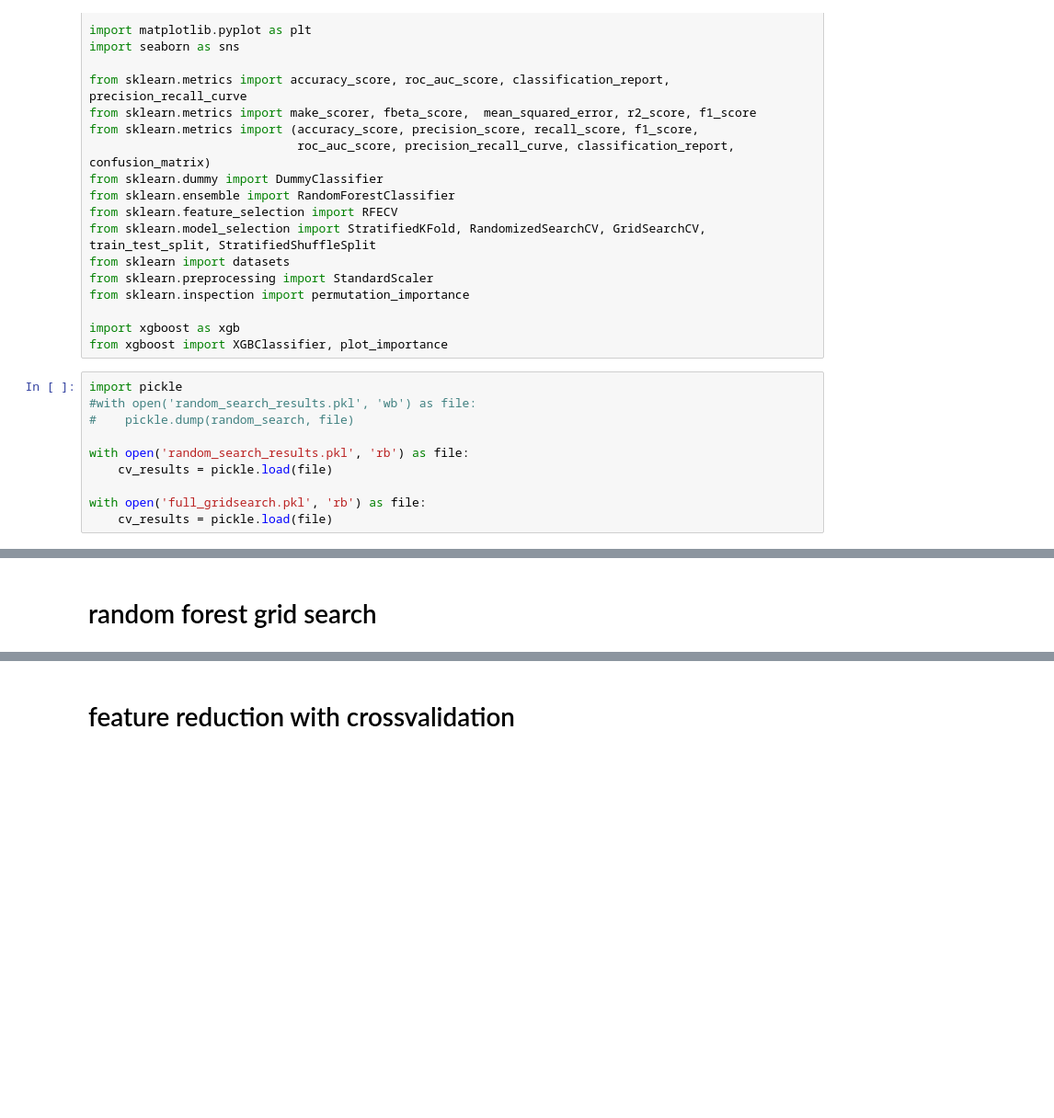
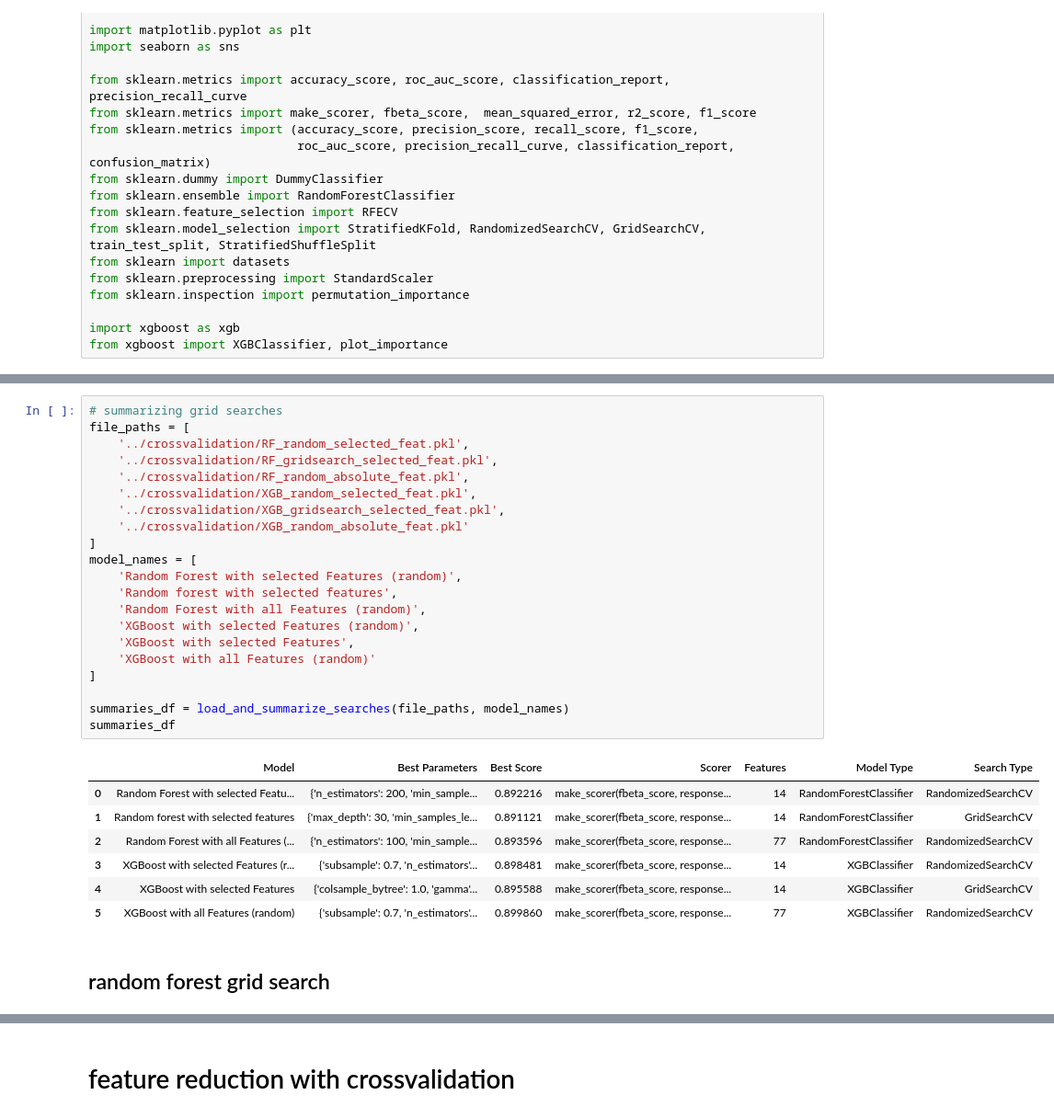
Before and after one commit to SarahHvidAndersenKnowit/DataScience_project, a Jupyter notebook: nbs/crossvalidation.ipynb, the cells around one changed output, grey strips where cells are left out. Shown at 92% size. Drawn from its saved outputs; the diff is of its cells as text; blank space fills up the shorter version.

```diff
--- a/nbs/crossvalidation.ipynb
+++ b/nbs/crossvalidation.ipynb
@@ -24,16 +24,6 @@ from sklearn.inspection import permutation_importance
 
 import xgboost as xgb
 from xgboost import XGBClassifier, plot_importance
-# %%
-import pickle
-#with open('random_search_results.pkl', 'wb') as file:
-#    pickle.dump(random_search, file)
-
-with open('random_search_results.pkl', 'rb') as file:
-    cv_results = pickle.load(file)
-
-with open('full_gridsearch.pkl', 'rb') as file:
-    cv_results = pickle.load(file)
 # %%
 train_df = pd.read_csv('/work/SarahHvidAndersen#6681/DataScience_project/data/train_df.csv')
 eval_df = pd.read_csv('/work/SarahHvidAndersen#6681/DataScience_project/data/eval_df.csv')
@@ -83,3 +115,32 @@ See the caveats in the documentation: https://pandas.pydata.org/pandas-docs/stab
+# %%
+# summarizing grid searches
+file_paths = [
+    '../crossvalidation/RF_random_selected_feat.pkl',
+    '../crossvalidation/RF_gridsearch_selected_feat.pkl',
+    '../crossvalidation/RF_random_absolute_feat.pkl',
+    '../crossvalidation/XGB_random_selected_feat.pkl',
+    '../crossvalidation/XGB_gridsearch_selected_feat.pkl',
+    '../crossvalidation/XGB_random_absolute_feat.pkl'
+]
+model_names = [
+    'Random Forest with selected Features (random)',
+    'Random forest with selected features',
+    'Random Forest with all Features (random)',
+    'XGBoost with selected Features (random)',
+    'XGBoost with selected Features',
+    'XGBoost with all Features (random)'
+]
+
+summaries_df = load_and_summarize_searches(file_paths, model_names)
+summaries_df
+# %% [output]
+|  | Model | Best Parameters | Best Score | Scorer | Features | Model Type | Search Type |
+| 0 | Random Forest with selected Featu... | {'n_estimators': 200, 'min_sample... | 0.892216 | make_scorer(fbeta_score, response... | 14 | RandomForestClassifier | RandomizedSearchCV |
+| 1 | Random forest with selected features | {'max_depth': 30, 'min_samples_le... | 0.891121 | make_scorer(fbeta_score, response... | 14 | RandomForestClassifier | GridSearchCV |
+| 2 | Random Forest with all Features (... | {'n_estimators': 100, 'min_sample... | 0.893596 | make_scorer(fbeta_score, response... | 77 | RandomForestClassifier | RandomizedSearchCV |
+| 3 | XGBoost with selected Features (r... | {'subsample': 0.7, 'n_estimators'... | 0.898481 | make_scorer(fbeta_score, response... | 14 | XGBClassifier | RandomizedSearchCV |
+| 4 | XGBoost with selected Features | {'colsample_bytree': 1.0, 'gamma'... | 0.895588 | make_scorer(fbeta_score, response... | 14 | XGBClassifier | GridSearchCV |
+| 5 | XGBoost with all Features (random) | {'subsample': 0.7, 'n_estimators'... | 0.899860 | make_scorer(fbeta_score, response... | 77 | XGBClassifier | RandomizedSearchCV |
 # %% [markdown]
-# random forest grid search
+## random forest grid search
 # %%
```
Also changed, not shown: parts of 36 cells of this notebook, 4 other files.
